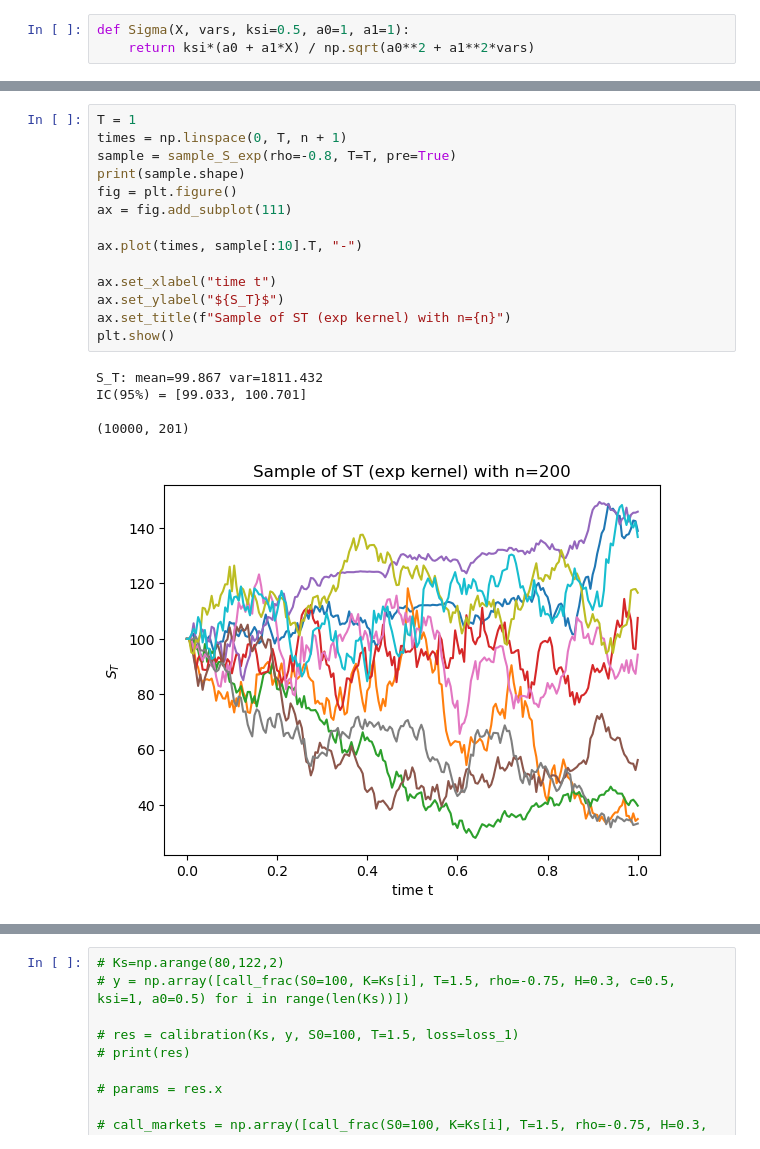
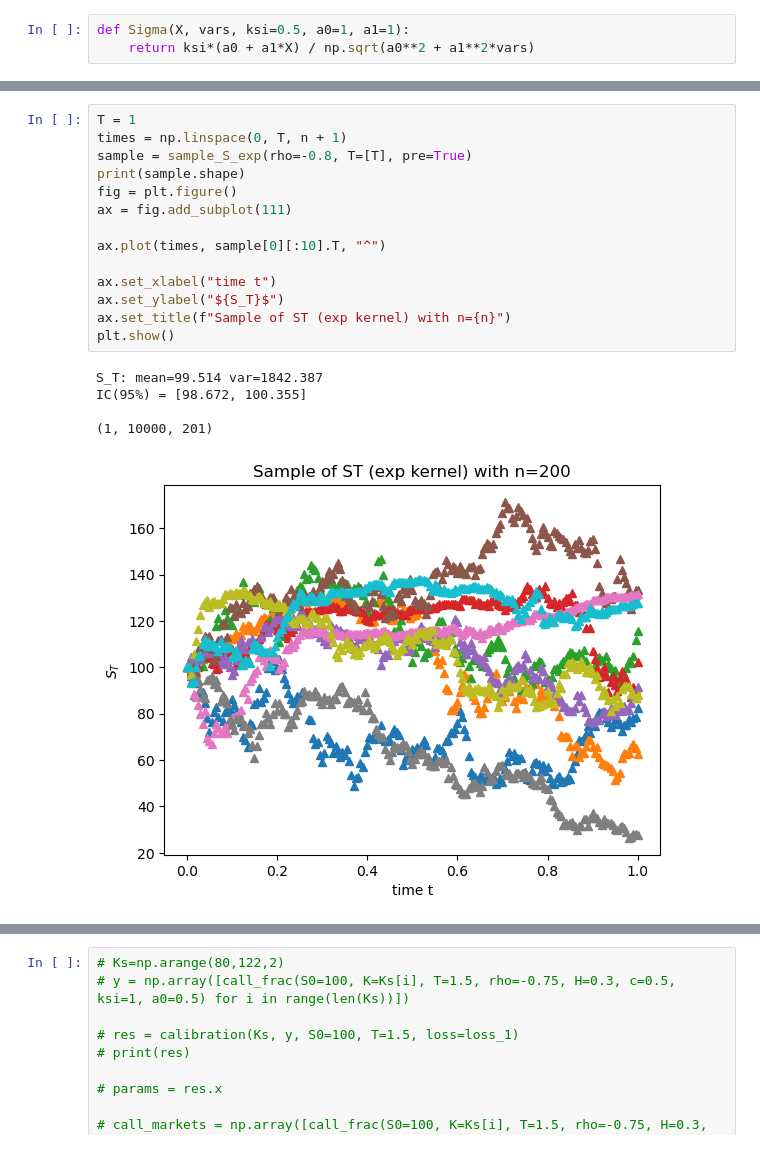
Before and after one commit to GearlessJohn/deep-pricing, a Jupyter notebook: src/simulation_Xt_V1.ipynb, the cells around one changed output, grey strips where cells are left out. Saved outputs shown, nothing was run; the diff lists cells and outputs as text.

```diff
--- a/src/simulation_Xt_V1.ipynb
+++ b/src/simulation_Xt_V1.ipynb
@@ -328,23 +342,23 @@ def sample_S_frac(rho=0.5, H=0.5, c=1, S0=100, ksi=0.5, a0=1, T=1.5, pre=False):
 # %%
 T = 1
 times = np.linspace(0, T, n + 1)
-sample = sample_S_exp(rho=-0.8, T=T, pre=True)
+sample = sample_S_exp(rho=-0.8, T=[T], pre=True)
 print(sample.shape)
 fig = plt.figure()
 ax = fig.add_subplot(111)
 
-ax.plot(times, sample[:10].T, "-")
+ax.plot(times, sample[0][:10].T, "^")
 
 ax.set_xlabel("time t")
 ax.set_ylabel("${S_T}$")
 ax.set_title(f"Sample of ST (exp kernel) with n={n}")
 plt.show()
 # %% [output]
-S_T: mean=99.867 var=1811.432
-IC(95%) = [99.033, 100.701]
+S_T: mean=99.514 var=1842.387
+IC(95%) = [98.672, 100.355]
 
-(10000, 201)
+(1, 10000, 201)
-[figure, old version]
+[figure, new version]
 # %%
 T = 1
 times = np.linspace(0, T, n + 1)
```
Also changed, not shown: parts of 23 cells of this notebook, 1 other file.
